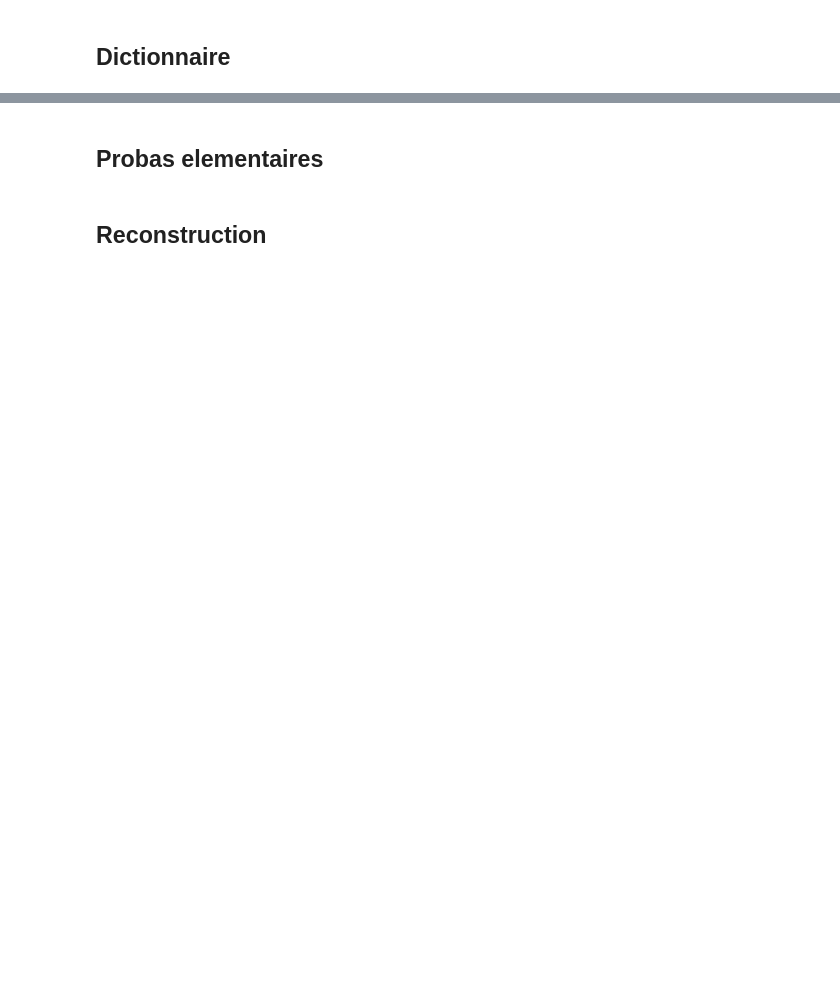
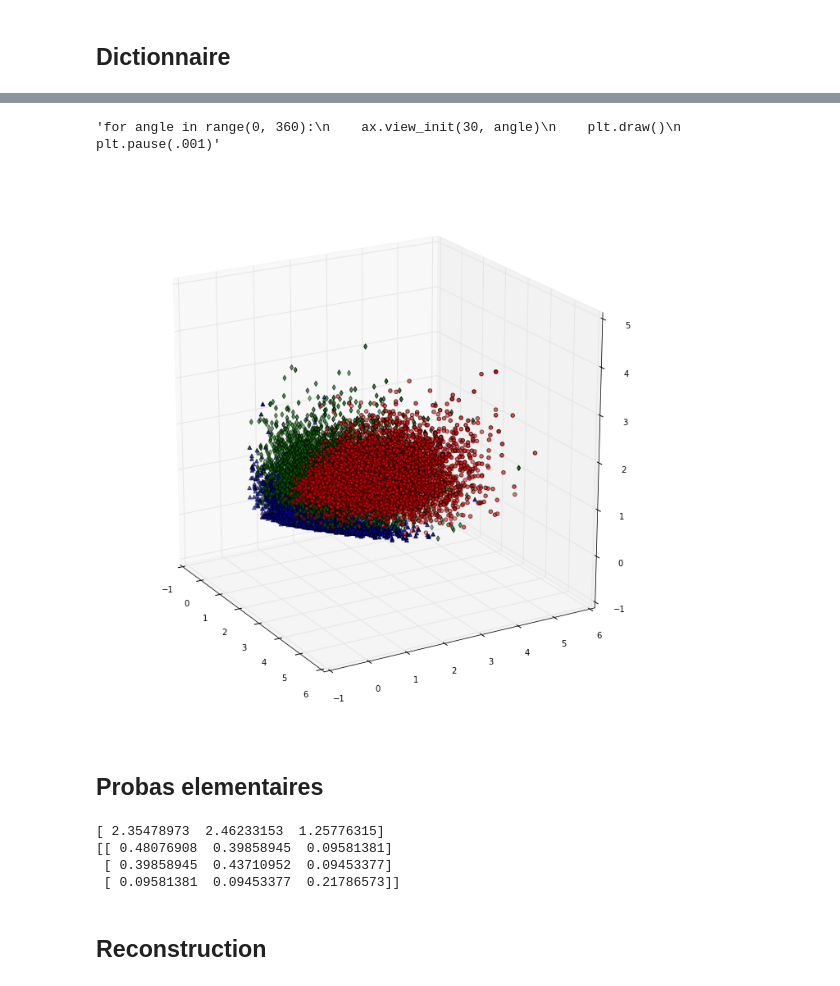
Before and after one commit to gdbmanu/ProjS8-git, a Jupyter notebook: mnist-pywt-tests.ipynb, the cells around one changed output, grey strips where cells are left out. Drawn from its saved outputs; the diff is of its cells as text; code cells hidden in the pictures; blank space fills up the shorter version.

```diff
--- a/mnist-pywt-tests.ipynb
+++ b/mnist-pywt-tests.ipynb
@@ -87,16 +167,2 @@ print axes
-# %%
-U_ref = []
-U = []
-for h in range(len(axes)):
-    U_ref += [[]]
-    for i in axes[h]:
-        for j in axes[h]:
-            U_ref[h] += [(i,j)]
-    U += [[]]
-    for i in range(len(axes[h])):
-        for j in range(len(axes[h])):
-            U[h] += [(h,i,j)]
-    print U[h]
-    print U_ref[h]
 # %%
 #coord = (10.5,10.5)
@@ -146,13 +230,15 @@ for i in range(len(mnist.train.images)):
     c = np.where(mnist.train.labels[i] ==1)[0][0]
     x = mnist.train.images[i].reshape(28,28)
     coeffs = pywt.wavedec2(x, 'haar')
-    u0 = U[0][0]
+    u0 = (0,0) #U[0][0]
     v0 = np.array([coeffs[0][0][1], coeffs[0][1][0], coeffs[0][1][1]])
-    B += [(v0,(c,u0))]
+    B += [(v0,(c, 0, u0))]
     for h in range(1,5):
         for u in U[h]:
-            v = np.array([coeffs[h][0][u[1]][u[2]], coeffs[h][1][u[1]][u[2]], coeffs[h][2][u[1]][u[2]]])
+            #v = np.array([coeffs[h][0][u[1]][u[2]], coeffs[h][1][u[1]][u[2]], coeffs[h][2][u[1]][u[2]]])
+            v = np.array([coeffs[h][0][u[0]][u[1]], coeffs[h][1][u[0]][u[1]], coeffs[h][2][u[0]][u[1]]])
             #if np.linalg.norm(v) > 1e-16:
-            B += [(v,(c,u))]
+            #B += [(v,(c,u))]
+            B += [(v,(c,h,u))]
 # %%
 len(B)
@@ -168,8 +262,8 @@ for c in range(10):
 for d in B:
     v = d[0]
     c = d[1][0]
-    h = d[1][1][0]
-    pos = (d[1][1][1],d[1][1][2])
+    h = d[1][1]
+    pos = d[1][2]
     if pos in Data[c][h]:
         Data[c][h][pos] += [v]
     else:
@@ -189,27 +291,30 @@ len(Data[c][h][(i,j)])
 # %%
 from mpl_toolkits.mplot3d import Axes3D
 fig = plt.figure(figsize = (12,12))
 ax = fig.add_subplot(111, projection='3d')
 
-h = 4
-i = 5
-j = 5
+h = 0 #4
+i = 0 #5
+j = 0 #5
 
 test = np.array(Data[0][h][(i,j)])
 ax.scatter(test[:,0], test[:,1], test[:,2],c='r', marker = 'o')
 
 test2 = np.array(Data[1][h][(i,j)])
 ax.scatter(test2[:,0], test2[:,1], test2[:,2],c='b', marker = '^')
 
 test3 = np.array(Data[3][h][(i,j)])
 ax.scatter(test3[:,0], test3[:,1], test3[:,2],c='g', marker = 'd')
 
 ax.view_init(20, -30)
 
 '''for angle in range(0, 360):
     ax.view_init(30, angle)
     plt.draw()
     plt.pause(.001)'''
+# %% [output]
+'for angle in range(0, 360):\n    ax.view_init(30, angle)\n    plt.draw()\n    plt.pause(.001)'
+[figure, added]
 # %% [markdown]
 ## Probas elementaires
 # %%
@@ -226,6 +335,11 @@ for c in range(10):
 # %%
 c = 0
-h = 4
+h = 0
 u = (0,0)
-print mu[(c,h,u)]
-print Sigma[(c,h,u)]
+print mu[c][h][u]
+print Sigma[c][h][u]
+# %% [output]
+[ 2.35478973  2.46233153  1.25776315]
+[[ 0.48076908  0.39858945  0.09581381]
+ [ 0.39858945  0.43710952  0.09453377]
+ [ 0.09581381  0.09453377  0.21786573]]
```
Also changed, not shown: parts of 22 cells of this notebook.
